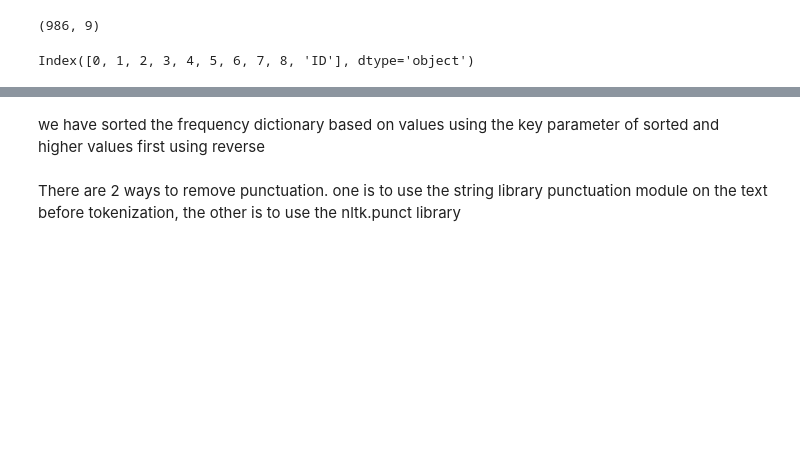
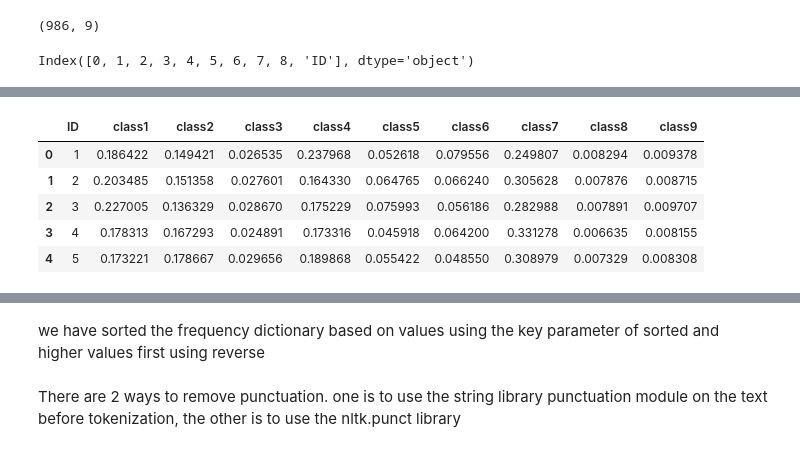
Before and after one commit to me-nobody/jovian-ml-project, a Jupyter notebook: jovian-ml-project-rough.ipynb, the cells around one changed output, grey strips where cells are left out. Saved outputs shown, nothing was run; the diff lists cells and outputs as text; code cells hidden in the pictures; blank space fills up the shorter version.

Commit message:
tfidf model stage2 test scored

```diff
--- a/jovian-ml-project-rough.ipynb
+++ b/jovian-ml-project-rough.ipynb
@@ -475,9 +444,9 @@ stage2_test_text_df.shape
 # %% [output]
 (986, 2)
 # %%
-stage2_test_text_df['cleaned_text'] = stage2_test_text_df['Text'].map(cleanse_data,na_action='ignore')
+stage2_test_text_df['cleaned_text'] = stage2_test_text_df['Text'].progress_map(cleanse_data,na_action='ignore')
 # %%
-stage2_test_text_df['cleaned_text'] = stage2_test_text_df['cleaned_text'].map(reduce_words)
+stage2_test_text_df['cleaned_text'] = stage2_test_text_df['cleaned_text'].progress_map(reduce_words)
 # %%
 stage2_test_text_df.shape
 # %% [output]
@@ -497,11 +468,11 @@ stage2_test_corpus = stage2_test_text_df['cleaned_text'].tolist()
 # %%
-X_stage2_test = bow_vectorizer.fit_transform(stage2_test_corpus).toarray()
+X_stage2_test = tfidf_vectorizer.fit_transform(stage2_test_corpus).toarray()
 # %%
 X_stage2_test.shape
 # %% [output]
 (986, 1600)
 # %%
-y_pred_stage2 = bow_model.predict_proba(X_stage2_test)
+y_pred_stage2 = tfidf_model.predict_proba(X_stage2_test)
 # %%
 y_pred_stage2.shape
 # %% [output]
@@ -539 +492,10 @@ y_pred_stage2_df=y_pred_stage2_df[['ID','class1','class2','class3','class4','cla
+# %%
+y_pred_stage2_df.head()
+# %% [output]
+|  | ID | class1 | class2 | class3 | class4 | class5 | class6 | class7 | class8 | class9 |
+| 0 | 1 | 0.186422 | 0.149421 | 0.026535 | 0.237968 | 0.052618 | 0.079556 | 0.249807 | 0.008294 | 0.009378 |
+| 1 | 2 | 0.203485 | 0.151358 | 0.027601 | 0.164330 | 0.064765 | 0.066240 | 0.305628 | 0.007876 | 0.008715 |
+| 2 | 3 | 0.227005 | 0.136329 | 0.028670 | 0.175229 | 0.075993 | 0.056186 | 0.282988 | 0.007891 | 0.009707 |
+| 3 | 4 | 0.178313 | 0.167293 | 0.024891 | 0.173316 | 0.045918 | 0.064200 | 0.331278 | 0.006635 | 0.008155 |
+| 4 | 5 | 0.173221 | 0.178667 | 0.029656 | 0.189868 | 0.055422 | 0.048550 | 0.308979 | 0.007329 | 0.008308 |
 # %%
```
Also changed, not shown: parts of 53 cells of this notebook.
